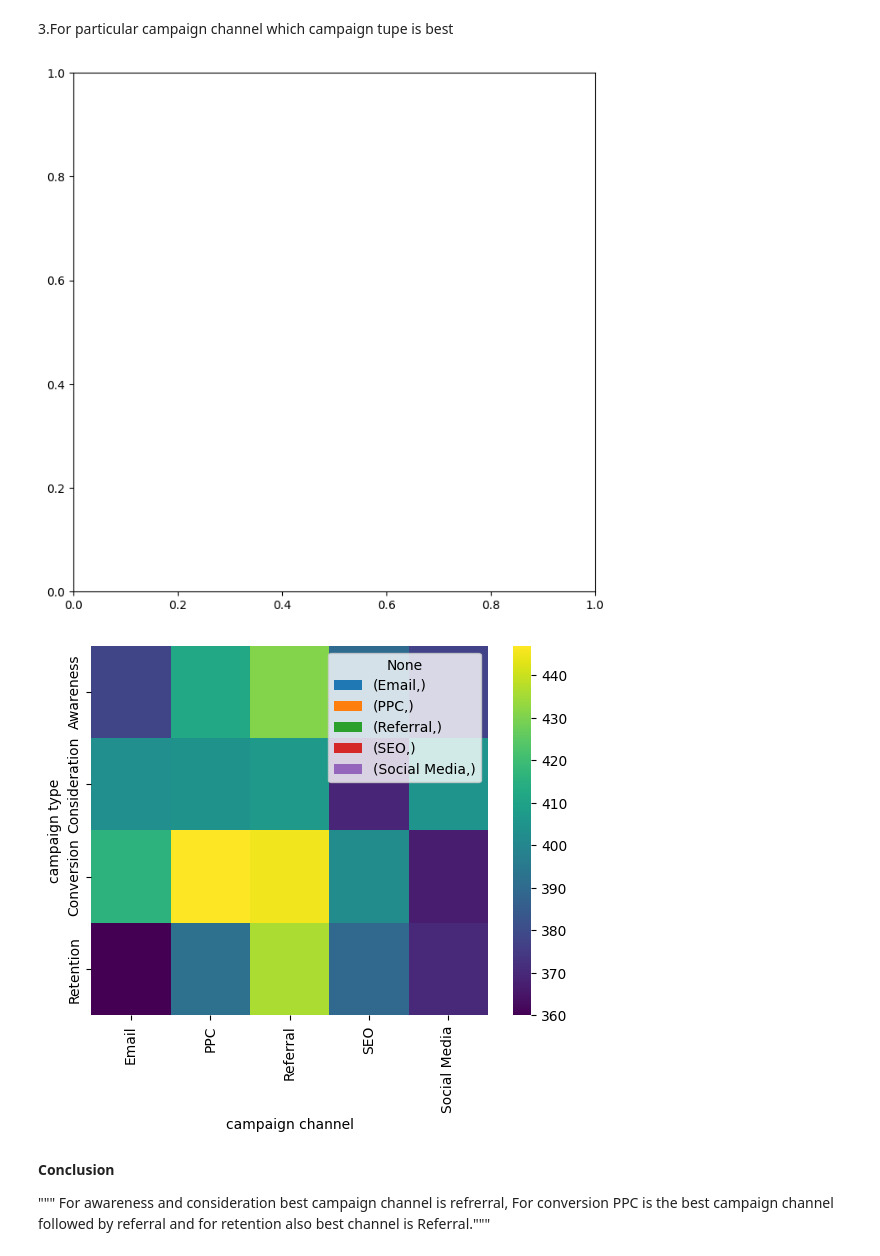
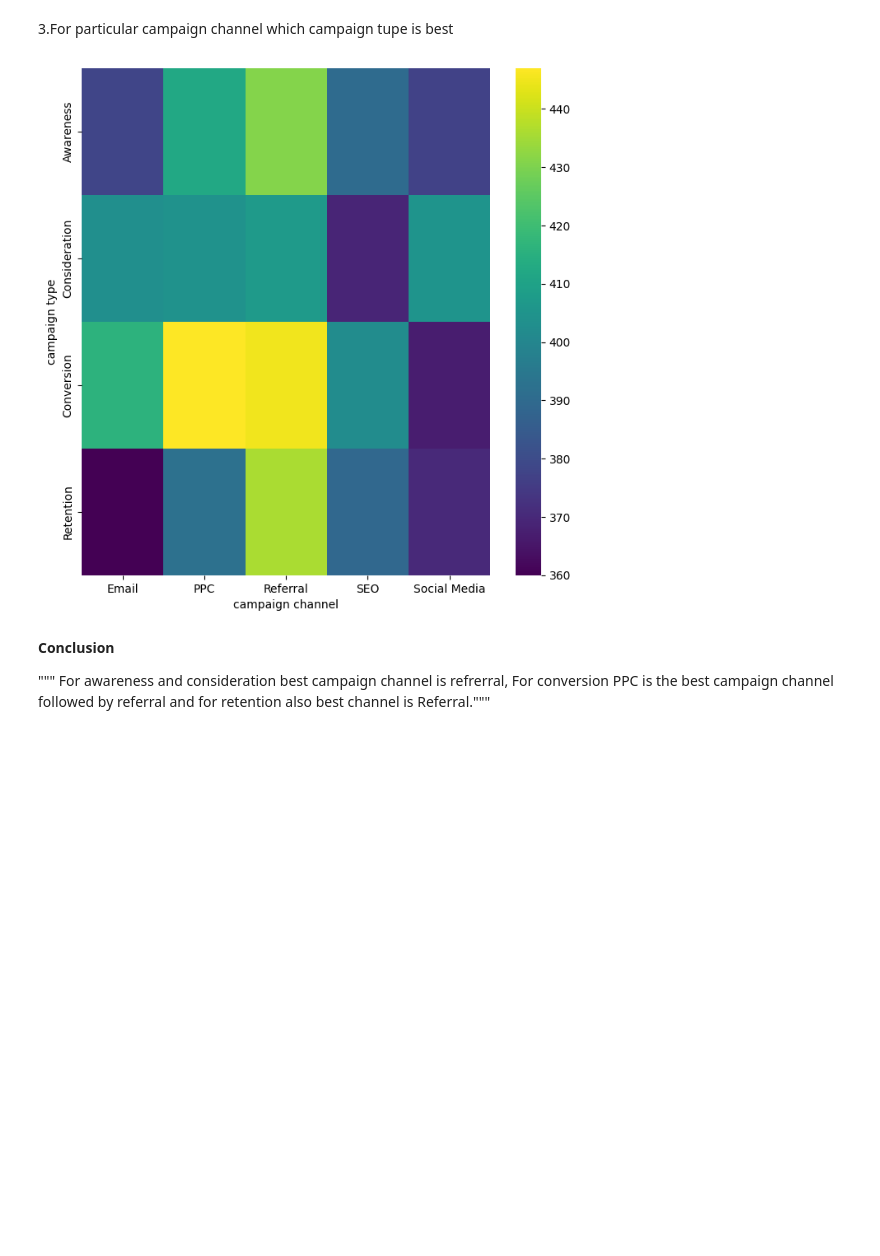
Before and after one commit to himanshu10095/EDA, a Jupyter notebook: EDA_Project.ipynb, the cells around one changed output. Cells and saved outputs as stored; diff of their text form; code cells hidden in the pictures; blank space fills up the shorter version.

```diff
--- a/EDA_Project.ipynb
+++ b/EDA_Project.ipynb
@@ -243,15 +243,13 @@ grouped
 # %%
 #Analyzing this through heat map
 plt.subplots(figsize=(8,8))
 df_=pd.DataFrame({x_label:grp['CampaignType'].value_counts() for x_label,grp in data.groupby(['CampaignChannel'])})
-df_.plot(kind='bar',stacked=True)
 sns.heatmap(df_,cmap='viridis')
 plt.xlabel('campaign channel')
 plt.ylabel('campaign type')
 plt.show()
 # %% [output]
-[figure, old version]
+[figure, new version]
-[figure, removed]
 # %% [markdown]
 **Conclusion**
 
```
Also changed, not shown: parts of 1 cell of this notebook.
